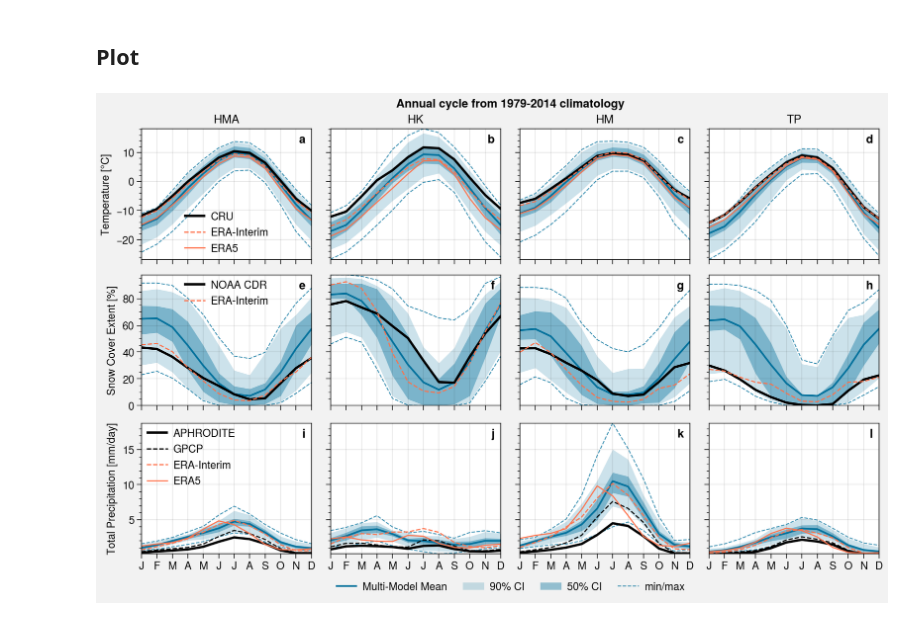
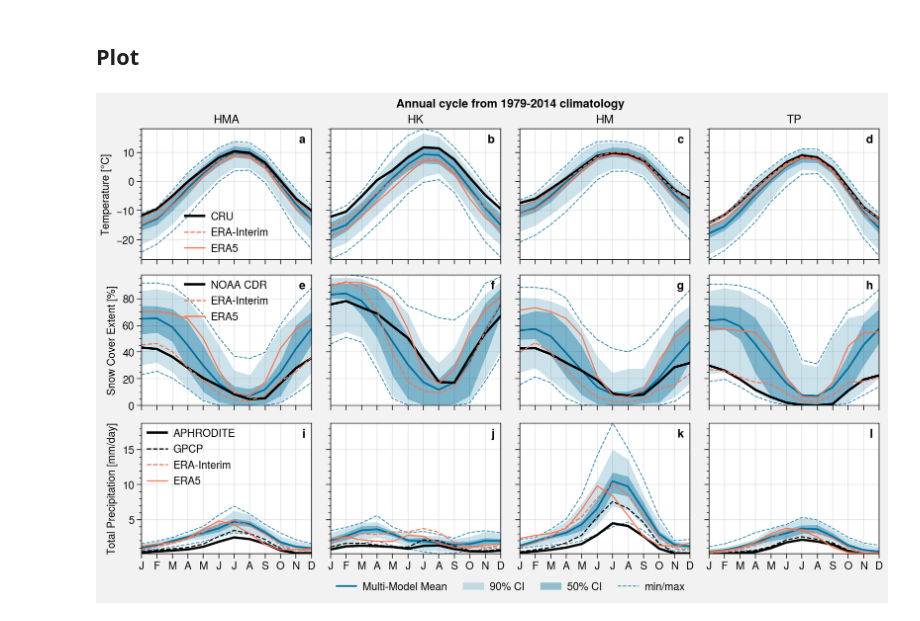
Before and after one commit to mickaellalande/PhD, a Jupyter notebook: CICLAD/Himalaya/CMIP6_HMA_paper/fig5_annual-cycles.ipynb, the cells around one changed output. Drawn from its saved outputs; the diff is of its cells as text; code cells hidden in the pictures.

```diff
--- a/CICLAD/Himalaya/CMIP6_HMA_paper/fig5_annual-cycles.ipynb
+++ b/CICLAD/Himalaya/CMIP6_HMA_paper/fig5_annual-cycles.ipynb
@@ -114,0 +119,30 @@ Reuse existing file: bilinear_47x80_35x60.nc
+# %%
+# snow water equivalent (ie parameter SD (141.128))
+SD = xr.open_mfdataset('/data/mlalande/ERA5/ERA5_monthly_HMA-ext_SD_1979-2014.nc').sd.rename({'latitude': 'lat', 'longitude': 'lon'}).sel(time=period, lat=slice(latlim_ext.stop, latlim_ext.start), lon=lonlim_ext)
+
+# RSN is density of snow (parameter 33.128)
+RSN = xr.open_dataset('/data/mlalande/ERA5/ERA5_monthly_HMA-ext_RSN_1979-2014.nc').rsn.rename({'latitude': 'lat', 'longitude': 'lon'}).sel(time=period, lat=slice(latlim_ext.stop, latlim_ext.start), lon=lonlim_ext)
+
+#  RW is density of water equal to 1000
+RW = 1000
+
+# https://confluence.ecmwf.int/display/CKB/ERA5%3A+data+documentation#ERA5:datadocumentation-Computationofnear-surfacehumidityandsnowcover
+obs = xr.ufuncs.minimum(1, (RW*SD/RSN)/0.1) * 100
+
+
+# Check if the time steps are ok
+np.testing.assert_equal((int(period.stop) - int(period.start) + 1)*12, obs.time.size)
+
+obs_ac = u.annual_cycle(obs, calendar='standard')
+
+regridder = xe.Regridder(obs_ac, elevation, 'bilinear', periodic=False, reuse_weights=True)
+
+# Compute annual cycle for each zones
+temp = [None]*len(zones)
+obs_ac_regrid = regridder(obs_ac)
+for i, zone in enumerate(zones):
+    temp[i] = u.spatial_average(
+        obs_ac_regrid.sel(lat=zones_df.latlim[zone], lon=zones_df.lonlim[zone]).where(elevation > 2500)
+    )
+
+obs_ac_regrid_zones_snc_era5 = xr.concat(temp, pd.Index(zones, name="zone")).load()
@@ -353,6 +389,7 @@ for i_var, var in enumerate(list_vars):
         elif var == 'snc':
             h3 = axs[n_ax].plot(obs_ac_regrid_zones_snc[i], label='NOAA CDR', color=color_obs, linewidth=2)
             h4 = axs[n_ax].plot(obs_ac_regrid_zones_snc_erai[i], label='ERA-Interim', color=color_era, linewidth=1, linestyle='--')
+            h5 = axs[n_ax].plot(obs_ac_regrid_zones_snc_era5[i], label='ERA5', color=color_era, linewidth=1)
         elif var == 'pr':
             h3 = axs[n_ax].plot(obs_ac_regrid_zones_pr_aphro[i], label='APHRODITE', color=color_obs, linewidth=2)
             h4 = axs[n_ax].plot(obs_ac_regrid_zones_pr_gpcp[i], label='GPCP', color=color_obs, linewidth=1, linestyle='--')
@@ -380,32 +417,32 @@ for i_var, var in enumerate(list_vars):
         # Add obs legend and ylabel
         if i == 0:
             if var == 'tas':
                 h = [h3, h4, h5]
                 loc = 'lc'
             elif var == 'snc':
-                h = [h3, h4]
+                h = [h3, h4, h5]
                 loc = 'uc'
             elif var == 'pr':
                 h = [h3, h4, h5, h6]
                 loc = 'ul'
             axs[n_ax].legend(h, loc=loc, frame=False, ncols=1)
 
             labels=['Temperature [°C]', 'Snow Cover Extent [%]', 'Total Precipitation [mm/day]']
             axs[n_ax].format(
                 ylabel = labels[i_var]
             )
 
         n_ax += 1
 
 f.legend([h1[0], h1[1], h1[2], h2], loc='b', frame=False, ncols=4, order='F', center=False)
 
 axs.format(
     suptitle='Annual cycle from '+period.start+'-'+period.stop+' climatology',
 #     collabels=zones,
     abc=True, abcloc='ur'
 )
 
 filename = 'fig5_ac_all_'+period.start+'-'+period.stop
 # f.save('img/'+filename+'.jpg'); f.save('img/'+filename+'.png'); f.save('img/'+filename+'.pdf')
 # %% [output]
-[figure, old version]
+[figure, new version]
```
Also changed, not shown: parts of 3 cells of this notebook, 11 other files.
